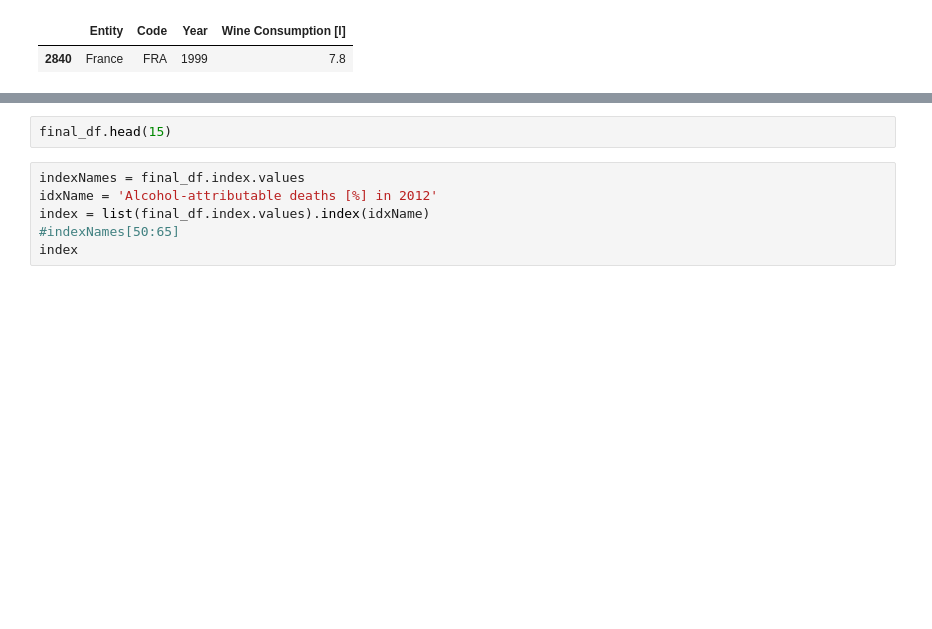
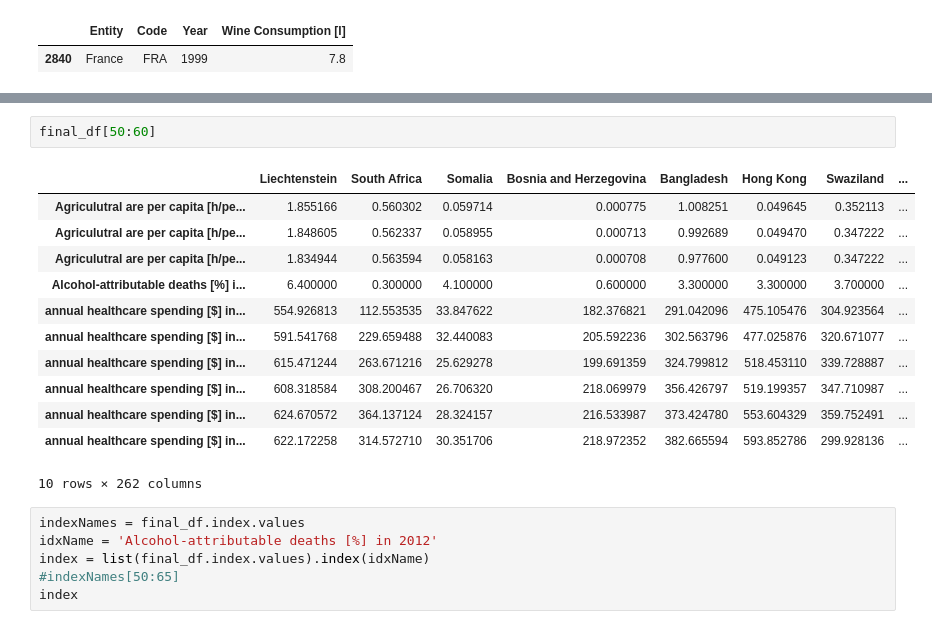
Before and after one commit to lenlehm/Opportunity-Insights, a Jupyter notebook: Create_Dataset.ipynb, the cells around one changed output, grey strips where cells are left out. Drawn from its saved outputs; the diff is of its cells as text; blank space fills up the shorter version.

```diff
--- a/Create_Dataset.ipynb
+++ b/Create_Dataset.ipynb
@@ -187,5 +182,18 @@ Agriculutral are per capita [h/person] in 2000
-# %%
-final_df.head(15)
+# %%
+final_df[50:60]
+# %% [output]
+|  | Liechtenstein | South Africa | Somalia | Bosnia and Herzegovina | Bangladesh | Hong Kong | Swaziland | ... |
+| Agriculutral are per capita [h/pe... | 1.855166 | 0.560302 | 0.059714 | 0.000775 | 1.008251 | 0.049645 | 0.352113 | ... |
+| Agriculutral are per capita [h/pe... | 1.848605 | 0.562337 | 0.058955 | 0.000713 | 0.992689 | 0.049470 | 0.347222 | ... |
+| Agriculutral are per capita [h/pe... | 1.834944 | 0.563594 | 0.058163 | 0.000708 | 0.977600 | 0.049123 | 0.347222 | ... |
+| Alcohol-attributable deaths [%] i... | 6.400000 | 0.300000 | 4.100000 | 0.600000 | 3.300000 | 3.300000 | 3.700000 | ... |
+| annual healthcare spending [$] in... | 554.926813 | 112.553535 | 33.847622 | 182.376821 | 291.042096 | 475.105476 | 304.923564 | ... |
+| annual healthcare spending [$] in... | 591.541768 | 229.659488 | 32.440083 | 205.592236 | 302.563796 | 477.025876 | 320.671077 | ... |
+| annual healthcare spending [$] in... | 615.471244 | 263.671216 | 25.629278 | 199.691359 | 324.799812 | 518.453110 | 339.728887 | ... |
+| annual healthcare spending [$] in... | 608.318584 | 308.200467 | 26.706320 | 218.069979 | 356.426797 | 519.199357 | 347.710987 | ... |
+| annual healthcare spending [$] in... | 624.670572 | 364.137124 | 28.324157 | 216.533987 | 373.424780 | 553.604329 | 359.752491 | ... |
+| annual healthcare spending [$] in... | 622.172258 | 314.572710 | 30.351706 | 218.972352 | 382.665594 | 593.852786 | 299.928136 | ... |
+10 rows × 262 columns
 # %%
 indexNames = final_df.index.values
 idxName = 'Alcohol-attributable deaths [%] in 2012'
```
Also changed, not shown: parts of 1 cell of this notebook.
